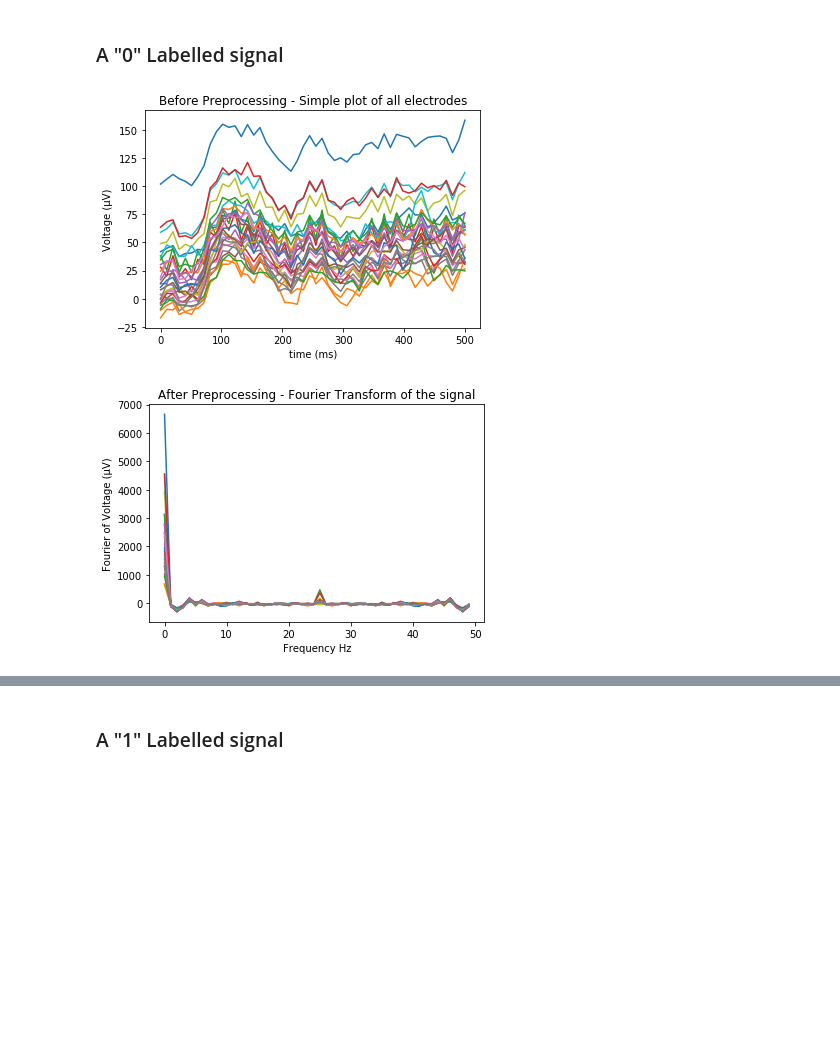
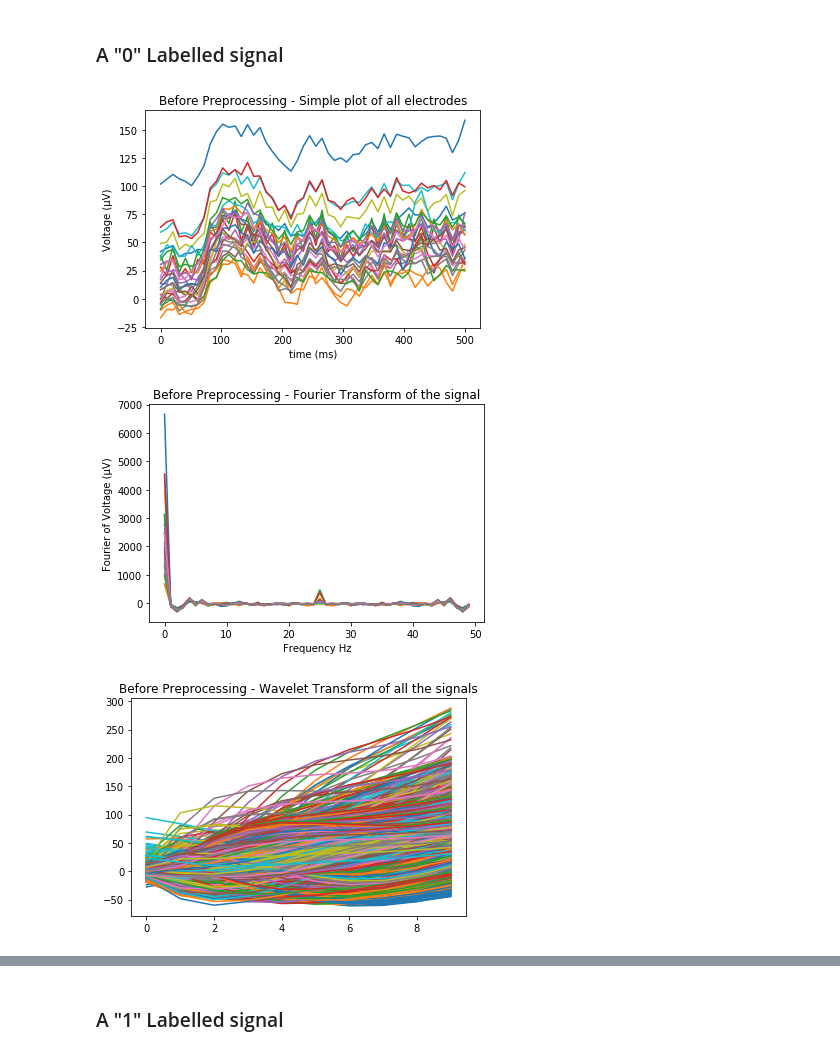
Before and after one commit to HongChen1995/DeepLearning2018, a Jupyter notebook: MiniProject1/test.ipynb, the cells around one changed output, grey strips where cells are left out. Saved outputs shown, nothing was run; the diff lists cells and outputs as text; code cells hidden in the pictures; blank space fills up the shorter version.

Commit message:
Addition of Wavelet Transform and Welch PSD

```diff
--- a/MiniProject1/test.ipynb
+++ b/MiniProject1/test.ipynb
@@ -240,26 +240,39 @@ Noise removed; Trend Removed; Offset translated; Normalized
 # %%
 for i in range (0,inputlen.size) :
     time = np.linspace(0, 500, 50)
     data = train_input[0, i, :]
     data = np.array(data)
     plt.plot(time, data)
     plt.xlabel('time (ms)')
     plt.ylabel('Voltage (µV)')
     plt.title('Before Preprocessing - Simple plot of all electrodes')
 plt.show()
 
 for i in range (0,inputlen.size) :
     data = train_input[0, i, :]
     data = np.array(data)
     fft=scipy.fft(data) #signal denoising
     plt.plot(fft)
     plt.xlabel('Frequency Hz')
     plt.ylabel('Fourier of Voltage (µV)')
     plt.title('Before Preprocessing - Fourier Transform of the signal')
 plt.show()
+
+for i in range (0,inputlen.size) :
+    time = np.linspace(0, 500, 50)
+    data = train_input[0, i, :]
+    data = np.array(data)
+
+    wavelet = signal.ricker
+    widths = np.arange(1, 11)
+    cwtmatr = signal.cwt(data, wavelet, widths)
+    plt.plot(cwtmatr)
+    plt.title('Before Preprocessing - Wavelet Transform of all the signals')
+plt.show()
 # %% [output]
 [figure]
-[figure, old version]
+[figure, new version]
+[figure, added]
 # %%
 # GET THE RAW DATA AGAIN
 import matplotlib.pyplot as plt
```
Also changed, not shown: parts of 3 cells of this notebook.
